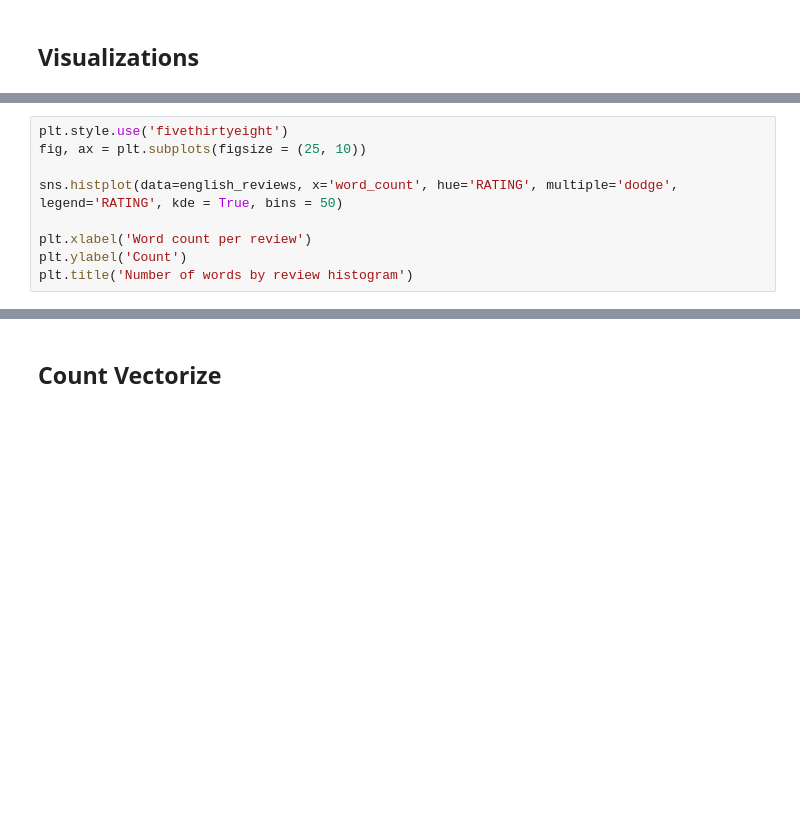
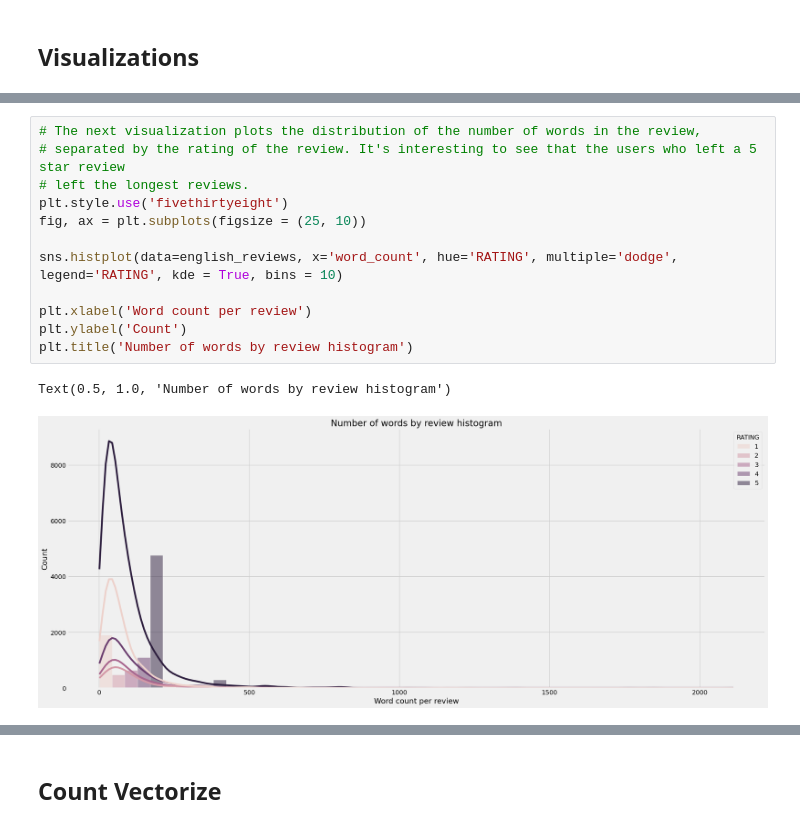
Before and after one commit to cmannnn/customer_reviews, a Jupyter notebook: main.ipynb, the cells around one changed output, grey strips where cells are left out. Saved outputs shown, nothing was run; the diff lists cells and outputs as text; blank space fills up the shorter version.

```diff
--- a/main.ipynb
+++ b/main.ipynb
@@ -147,10 +217,16 @@ reviews.head()
 # %%
+# The next visualization plots the distribution of the number of words in the review,
+# separated by the rating of the review. It's interesting to see that the users who left a 5 star review
+# left the longest reviews.
 plt.style.use('fivethirtyeight')
 fig, ax = plt.subplots(figsize = (25, 10))
 
-sns.histplot(data=english_reviews, x='word_count', hue='RATING', multiple='dodge', legend='RATING', kde = True, bins = 50)
+sns.histplot(data=english_reviews, x='word_count', hue='RATING', multiple='dodge', legend='RATING', kde = True, bins = 10)
 
 plt.xlabel('Word count per review')
 plt.ylabel('Count')
 plt.title('Number of words by review histogram')
+# %% [output]
+Text(0.5, 1.0, 'Number of words by review histogram')
+[figure, added]
 # %%
```
Also changed, not shown: parts of 19 cells of this notebook.
